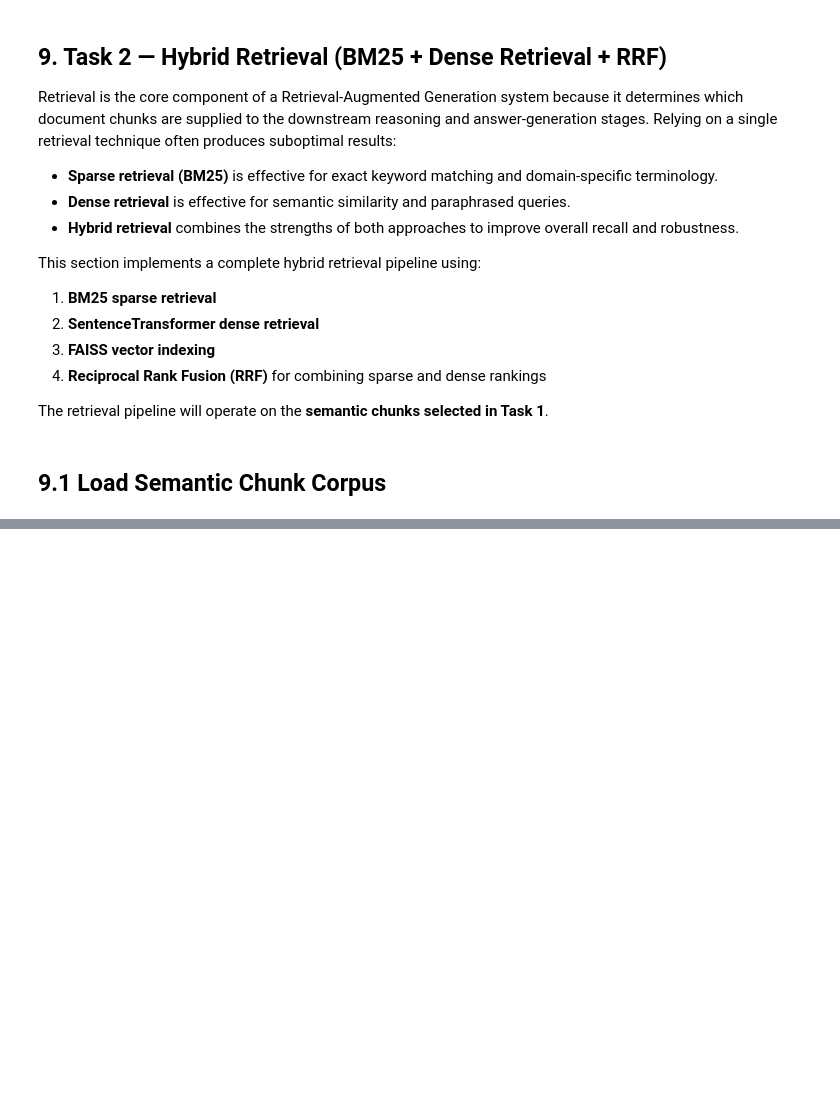
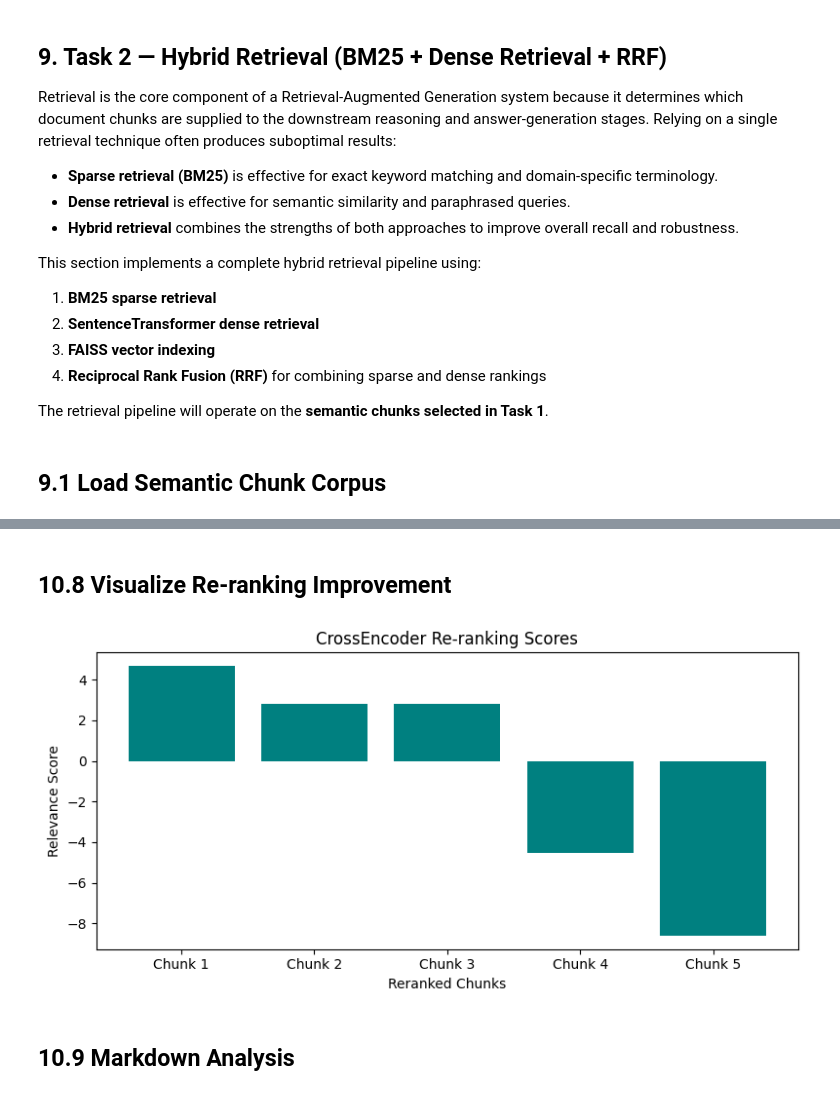
Before and after one commit to 2024ad05357/advanced-rag-enterprise, a Jupyter notebook: Advanced_Enterprise_RAG_Assignment.ipynb, the cells around one changed output, grey strips where cells are left out. Saved outputs shown, nothing was run; the diff lists cells and outputs as text; code cells hidden in the pictures; blank space fills up the shorter version.

```diff
--- a/Advanced_Enterprise_RAG_Assignment.ipynb
+++ b/Advanced_Enterprise_RAG_Assignment.ipynb
@@ -733,0 +1110,14 @@ Total semantic chunks loaded: 5
+# %%
+# Compare hybrid retrieval ranking with CrossEncoder reranking
+comparison_rows = []
+
+for new_rank, item in enumerate(reranked_results, start=1):
+    comparison_rows.append({
+        "Original Hybrid Rank": item["original_rank"],
+        "New Rerank Position": new_rank,
+        "Hybrid Score": round(item["hybrid_score"], 4),
+        "CrossEncoder Score": round(item["rerank_score"], 4)
+    })
+
+rerank_comparison_df = pd.DataFrame(comparison_rows)
+display(rerank_comparison_df)
@@ -733,0 +1133,12 @@ Total semantic chunks loaded: 5
+# %%
+# Select the top evidence chunks after reranking
+TOP_EVIDENCE = 3
+
+top_evidence_chunks = reranked_results[:TOP_EVIDENCE]
+
+print(f"Selected top {TOP_EVIDENCE} evidence chunks.\\n")
+
+for idx, item in enumerate(top_evidence_chunks, start=1):
+    print(f"Evidence {idx} | CrossEncoder Score: {item['rerank_score']:.4f}")
+    print(item["chunk_text"][:300])
+    print("=" * 80)
@@ -733,0 +1191,23 @@ Total semantic chunks loaded: 5
+# %% [markdown]
+## 10.8 Visualize Re-ranking Improvement
+# %%
+import matplotlib.pyplot as plt
+
+# Visualize CrossEncoder scores after reranking
+plt.figure(figsize=(8, 4))
+
+plt.bar(
+    [f"Chunk {i+1}" for i in range(len(reranked_results))],
+    [item["rerank_score"] for item in reranked_results],
+    color="teal"
+)
+
+plt.title("CrossEncoder Re-ranking Scores")
+plt.ylabel("Relevance Score")
+plt.xlabel("Reranked Chunks")
+plt.tight_layout()
+plt.show()
+# %% [output]
+[figure, added]
+# %% [markdown]
+## 10.9 Markdown Analysis
```
Also changed, not shown: parts of 66 cells of this notebook.
